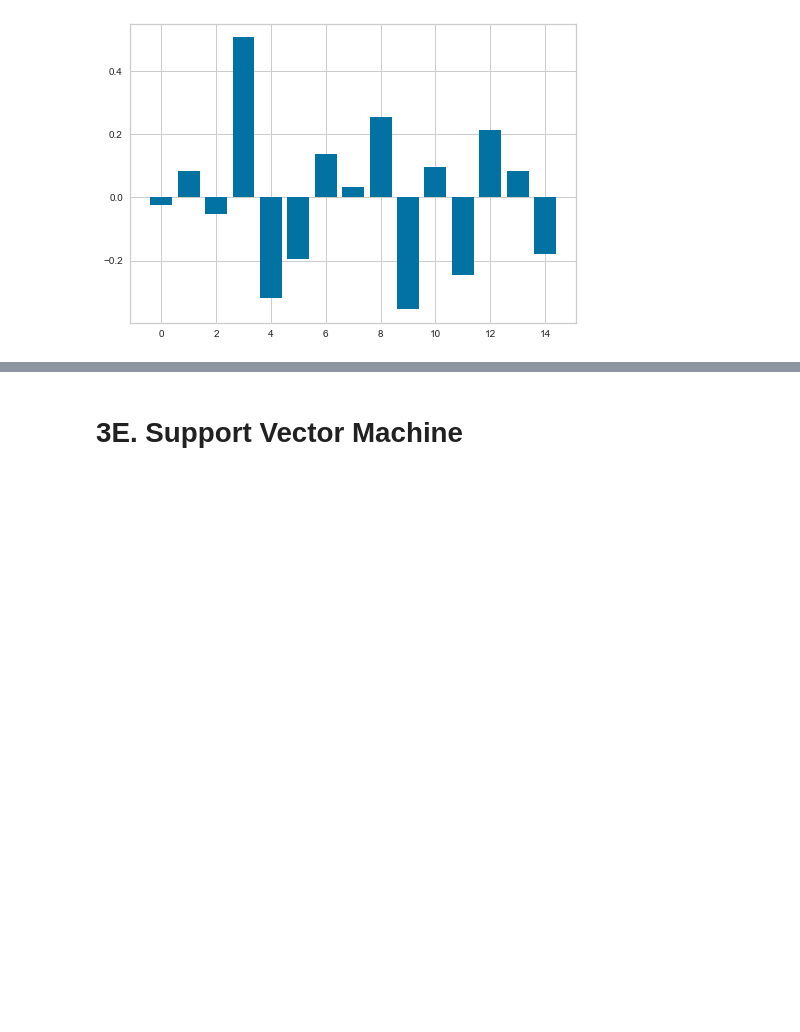
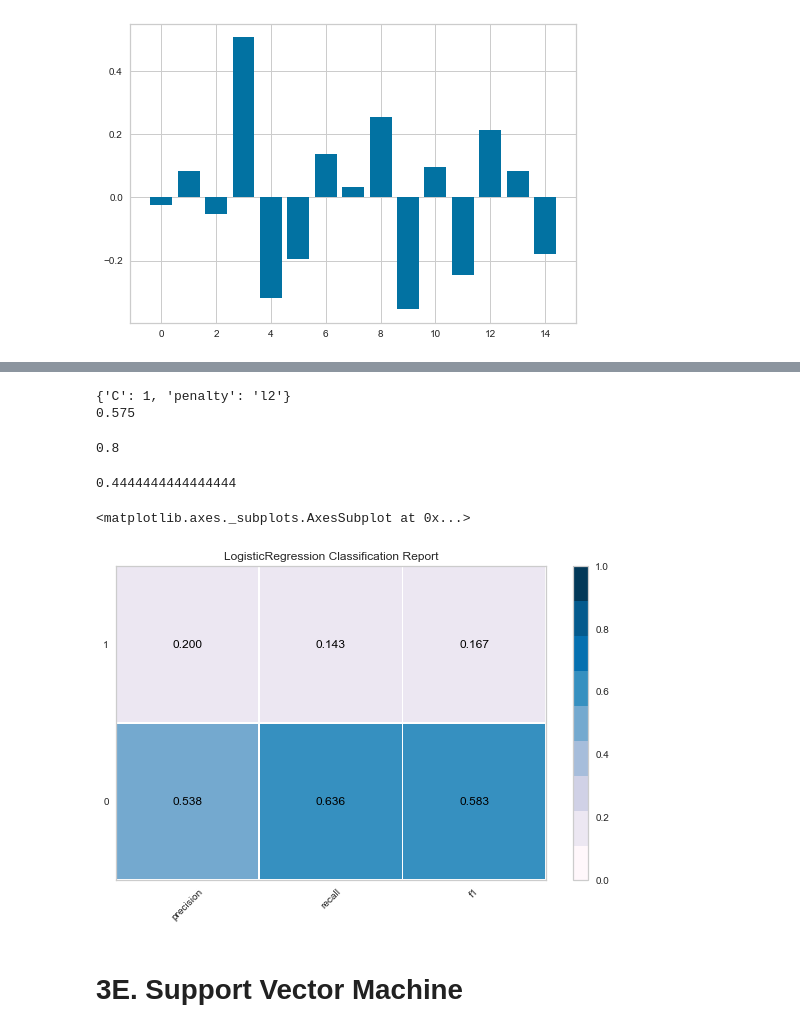
Before and after one commit to ermiasgelaye/Mental-Health-Predictor, a Jupyter notebook: machine_learning_analysis.ipynb, the cells around one changed output, grey strips where cells are left out. Saved outputs shown, nothing was run; the diff lists cells and outputs as text; code cells hidden in the pictures; blank space fills up the shorter version.

```diff
--- a/machine_learning_analysis.ipynb
+++ b/machine_learning_analysis.ipynb
@@ -580,3 +581,9 @@ Feature: 12, Score: 0.21487
 Feature: 13, Score: 0.08479
 Feature: 14, Score: -0.18059
 [figure]
+# %%
+param_grid = {'C': [1, 5, 10],
+              'penalty': ["l1", "l2"]}
+grid = GridSearchCV(model, param_grid, verbose=3)
+# %%
+grid.fit(X_train, y_train)
@@ -583,3 +642,28 @@ Feature: 14, Score: -0.18059
+# %%
+print(grid.best_params_)
+print(grid.best_score_)
+# %% [output]
+{'C': 1, 'penalty': 'l2'}
+0.575
+# %%
+# Training score:
+grid.score(X_train, y_train)
+# %% [output]
+0.8
+# %%
+# Testing score:
+grid.score(X_test, y_test)
+# %% [output]
+0.4444444444444444
+# %%
+viz = ClassificationReport(LogisticRegression(),cmap="PuBu")
+viz.fit(X_train, y_train)
+viz.score(X_test, y_test)
+viz.finalize()
+viz.show(outpath="image/logisticregression_classifier.png")
+# %% [output]
+<matplotlib.axes._subplots.AxesSubplot at 0x...>
+[figure, added]
 # %% [markdown]
 # 3E. Support Vector Machine
 # %%
```
Also changed, not shown: parts of 4 cells of this notebook, 1 other file.
